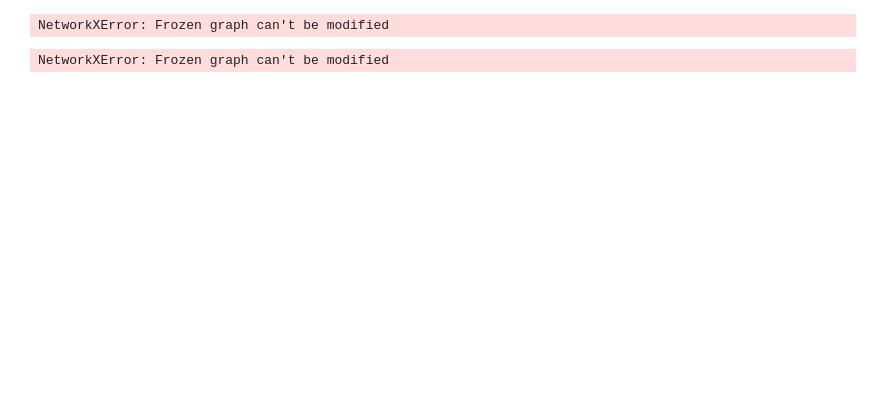
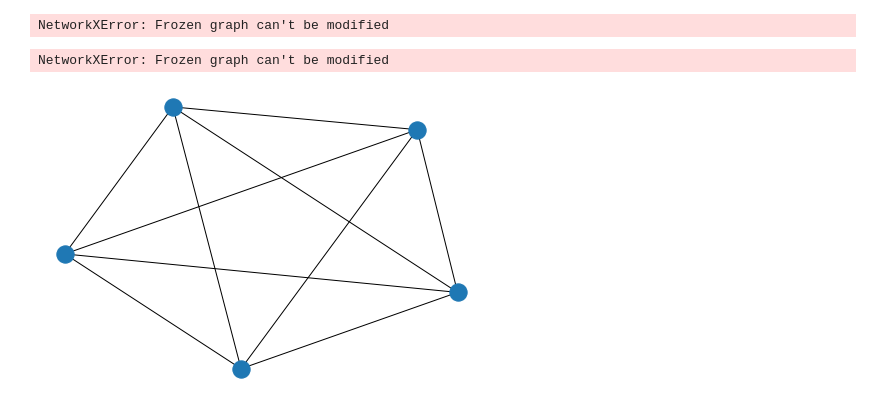
Before and after one commit to qiskit-community/qiskit-optimization, a Jupyter notebook: qiskit_optimization/applications/ising/maxcut_example.ipynb, the cells around one changed output. Saved outputs shown, nothing was run; the diff lists cells and outputs as text; code cells hidden in the pictures; blank space fills up the shorter version.

```diff
--- a/qiskit_optimization/applications/ising/maxcut_example.ipynb
+++ b/qiskit_optimization/applications/ising/maxcut_example.ipynb
@@ -90,3 +98,8 @@ NetworkXError: Frozen graph can't be modified
 maxcut._g.add_node(100)
 # %% [output]
 NetworkXError: Frozen graph can't be modified
+# %%
+# A user can create a random graph with a `GraphProblem.random_graph()` method (it's a staticmethod).
+nx.draw(Maxcut.random_graph(5,10))
+# %% [output]
+[figure, added]
```
Also changed, not shown: parts of 6 cells of this notebook, 3 other files.
